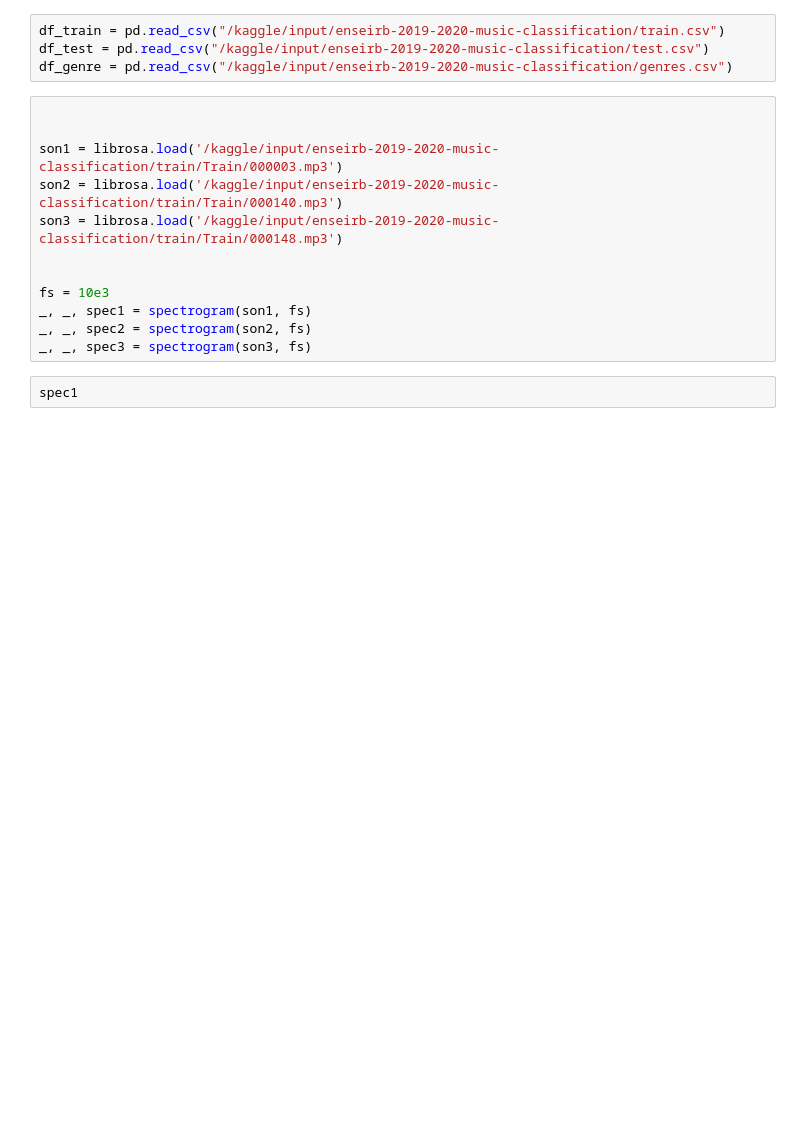
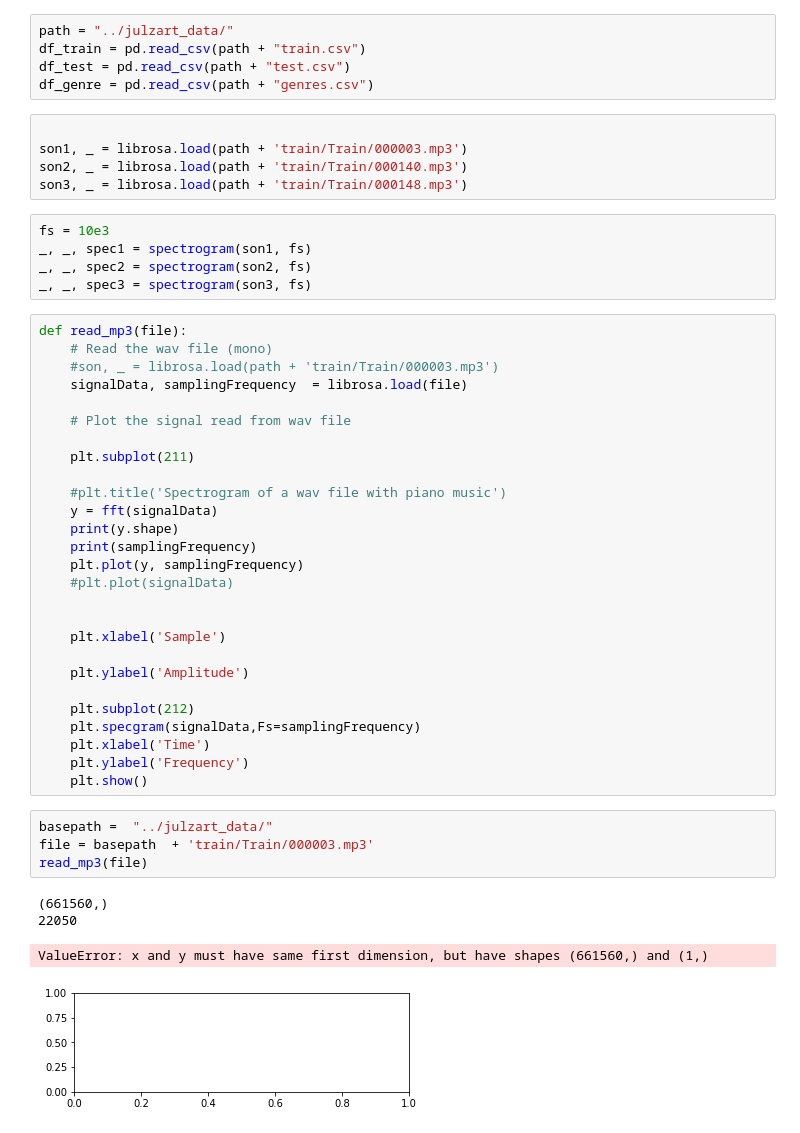
Before and after one commit to Tmehamli/JulZart, a Jupyter notebook: julzart core.ipynb, the cells around one changed output. Saved outputs shown, nothing was run; the diff lists cells and outputs as text; blank space fills up the shorter version.

Commit message:
some tests

```diff
--- a/julzart core.ipynb
+++ b/julzart core.ipynb
@@ -6,19 +7,52 @@ from scipy.signal import spectrogram
 import matplotlib.pyplot as plt
 # %%
-df_train = pd.read_csv("/kaggle/input/enseirb-2019-2020-music-classification/train.csv")
-df_test = pd.read_csv("/kaggle/input/enseirb-2019-2020-music-classification/test.csv")
-df_genre = pd.read_csv("/kaggle/input/enseirb-2019-2020-music-classification/genres.csv")
+path = "../julzart_data/"
+df_train = pd.read_csv(path + "train.csv")
+df_test = pd.read_csv(path + "test.csv")
+df_genre = pd.read_csv(path + "genres.csv")
 # %%
 
-
-son1 = librosa.load('/kaggle/input/enseirb-2019-2020-music-classification/train/Train/000003.mp3')
-son2 = librosa.load('/kaggle/input/enseirb-2019-2020-music-classification/train/Train/000140.mp3')
-son3 = librosa.load('/kaggle/input/enseirb-2019-2020-music-classification/train/Train/000148.mp3')
-
-
-fs = 10e3
-_, _, spec1 = spectrogram(son1, fs)
-_, _, spec2 = spectrogram(son2, fs)
-_, _, spec3 = spectrogram(son3, fs)
+son1, _ = librosa.load(path + 'train/Train/000003.mp3')
+son2, _ = librosa.load(path + 'train/Train/000140.mp3')
+son3, _ = librosa.load(path + 'train/Train/000148.mp3')
-# %%
-spec1
+# %%
+fs = 10e3
+_, _, spec1 = spectrogram(son1, fs)
+_, _, spec2 = spectrogram(son2, fs)
+_, _, spec3 = spectrogram(son3, fs)
+# %%
+def read_mp3(file):
+    # Read the wav file (mono)
+    #son, _ = librosa.load(path + 'train/Train/000003.mp3')
+    signalData, samplingFrequency  = librosa.load(file)
+
+    # Plot the signal read from wav file
+
+    plt.subplot(211)
+
+    #plt.title('Spectrogram of a wav file with piano music')
+    y = fft(signalData)
+    print(y.shape)
+    print(samplingFrequency)
+    plt.plot(y, samplingFrequency)
+    #plt.plot(signalData)
+
+
+    plt.xlabel('Sample')
+
+    plt.ylabel('Amplitude')
+
+    plt.subplot(212)
+    plt.specgram(signalData,Fs=samplingFrequency)
+    plt.xlabel('Time')
+    plt.ylabel('Frequency')
+    plt.show()
+# %%
+basepath =  "../julzart_data/"
+file = basepath  + 'train/Train/000003.mp3'
+read_mp3(file)
+# %% [output]
+(661560,)
+22050
+ValueError: x and y must have same first dimension, but have shapes (661560,) and (1,)
+[figure, added]
```
Also changed, not shown: parts of 4 cells of this notebook.
